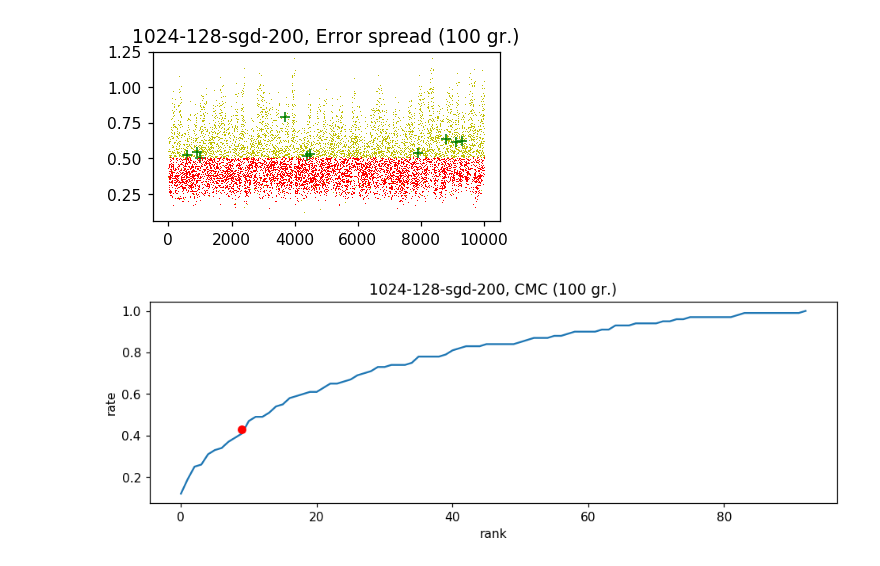
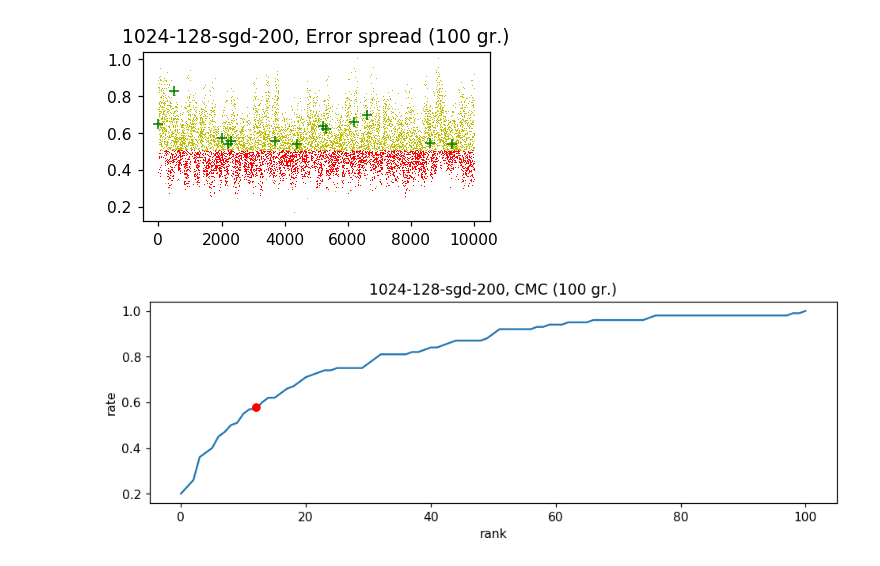
Before and after one commit to dzubape/market-1501, a Jupyter notebook: main.ipynb, the cells around one changed output. Cells and saved outputs as stored; diff of their text form; code cells hidden in the pictures.

Commit message:
Fix TimeMark

```diff
--- a/main.ipynb
+++ b/main.ipynb
@@ -28,11 +25,11 @@ print(last_train_start())
 # %%
 %aimport SiamTestGenerator, SoloTestGenerator, NetModel
 
-model_mark = "2019-02-11_16-03-52"
 model_mark = last_train_start()
 
 main((
-    "--test", model_mark,
+    "--test",
+    "--model-mark", last_train_start(),
     "--test-group-count", "100"
 ))
 # %% [output]
@@ -44,2 +40,2 @@ accuracy: 0.4306
-[figure, old version]
+[figure, new version]
-[figure, old version]
+[figure, new version]
```
Also changed, not shown: parts of 3 cells of this notebook, 2 other files.
